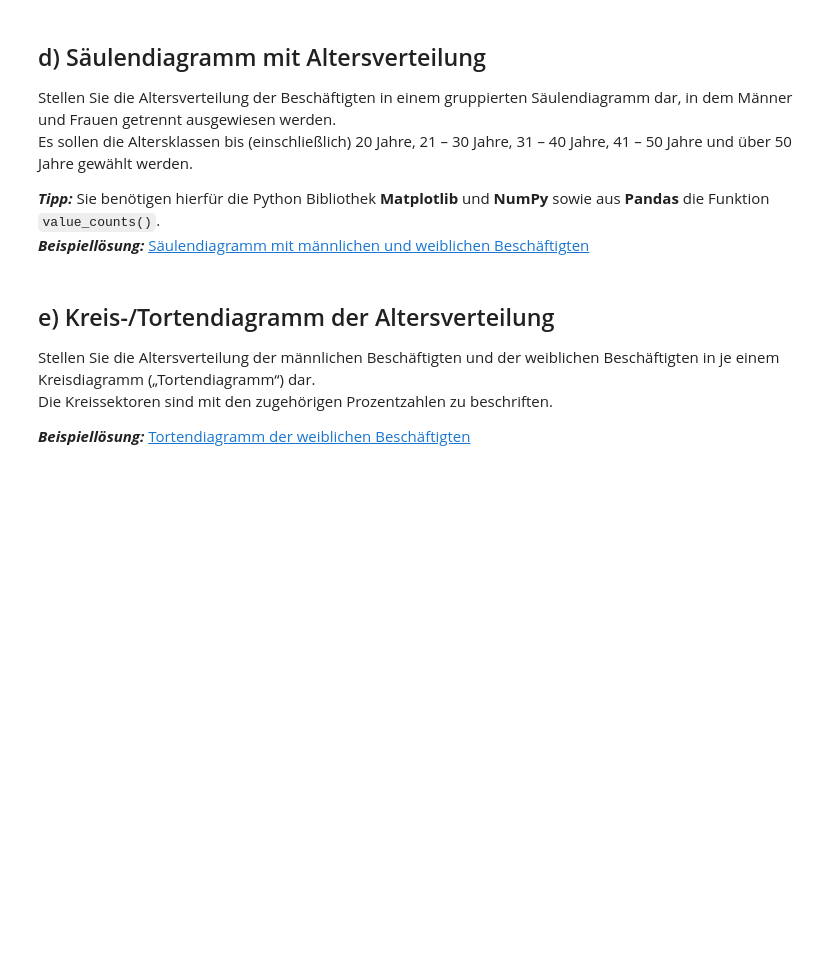
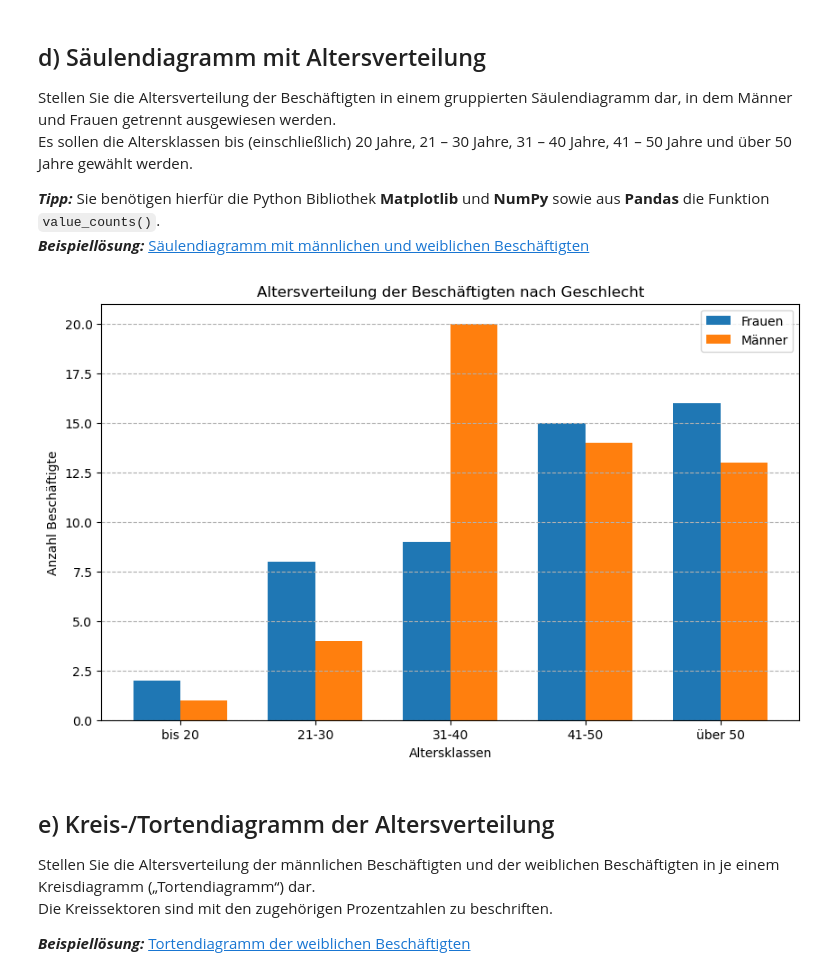
Before and after one commit to Tiltiiin/Statistik_Labor, a Jupyter notebook: Unterlagen Projekt 1-20260324/Aufgaben_Projekt1.ipynb, the cells around one changed output. Cells and saved outputs as stored; diff of their text form; code cells hidden in the pictures; blank space fills up the shorter version.

```diff
--- a/Unterlagen Projekt 1-20260324/Aufgaben_Projekt1.ipynb
+++ b/Unterlagen Projekt 1-20260324/Aufgaben_Projekt1.ipynb
@@ -20,6 +20,7 @@ import pandas as pd
 #ToDo: 1. Ersetzen Sie im Dateinamen xy durch entsprechende Matrikelnummer
 #      2. Lassen Sie sich alle Daten anzeigen, um "fehlerhafte" Daten zu erkennen; vor Abgabe bitte nur z.B. die ersten 5
 
-data = pd.read_csv('sr_aufg_1_xy.txt', sep=';',
+data = pd.read_csv('sr_aufg_1_96.txt', sep=';',
             encoding='unicode_escape', na_values='.', header = None,
-            names=['Pers.Nr.', 'Anrede', 'Vorname', 'Nachname', 'Geburtsdatum'])
+            names=['ID', 'Anrede', 'Vorname', 'Nachname', 'Geburtsdatum'])
+display(data.head())
@@ -46,6 +164,44 @@ Es sollen die Altersklassen bis (einschließlich) 20 Jahre, 21 – 30 Jahre, 31
 ***Tipp:*** Sie benötigen hierfür die Python Bibliothek **Matplotlib** und **NumPy** sowie aus **Pandas** die Funktion `value_counts()`. <br>
 ***Beispiellösung:***
 [Säulendiagramm mit männlichen und weiblichen Beschäftigten](https://drive.google.com/uc?id=1f7Vz3JuSa958w8-dBTnPSI24hJxWa17F)
+# %%
+## d) Säulendiagramm mit Altersverteilung
+
+import numpy as np
+import matplotlib.pyplot as plt
+
+# Altersklassen definieren
+klassen = ['bis 20', '21-30', '31-40', '41-50', 'über 50']
+
+data['Altersklasse'] = pd.cut(
+    data['Alter'],
+    bins=[0, 20, 30, 40, 50, 200],
+    labels=klassen,
+)
+
+# Häufigkeiten getrennt nach Geschlecht bestimmen
+frauen = data[data['Anrede'] == 'Frau']['Altersklasse'].value_counts().reindex(klassen, fill_value=0)
+maenner = data[data['Anrede'] == 'Herr']['Altersklasse'].value_counts().reindex(klassen, fill_value=0)
+
+# Positionen für die Balken
+x = np.arange(len(klassen))
+breite = 0.35
+
+# Diagramm zeichnen
+plt.figure(figsize=(10, 6))
+plt.bar(x - breite/2, frauen, width=breite, label='Frauen')
+plt.bar(x + breite/2, maenner, width=breite, label='Männer')
+
+plt.xticks(x, klassen)
+plt.xlabel('Altersklassen')
+plt.ylabel('Anzahl Beschäftigte')
+plt.title('Altersverteilung der Beschäftigten nach Geschlecht')
+plt.legend()
+plt.grid(axis='y', linestyle='--')
+
+plt.show()
+# %% [output]
+[figure, added]
 # %% [markdown]
 ## e) Kreis-/Tortendiagramm der Altersverteilung
 Stellen Sie die Altersverteilung der männlichen Beschäftigten und der weiblichen Beschäftigten in je einem Kreisdiagramm („Tortendiagramm“) dar. <br>
```
Also changed, not shown: parts of 5 cells of this notebook, 2 other files.
